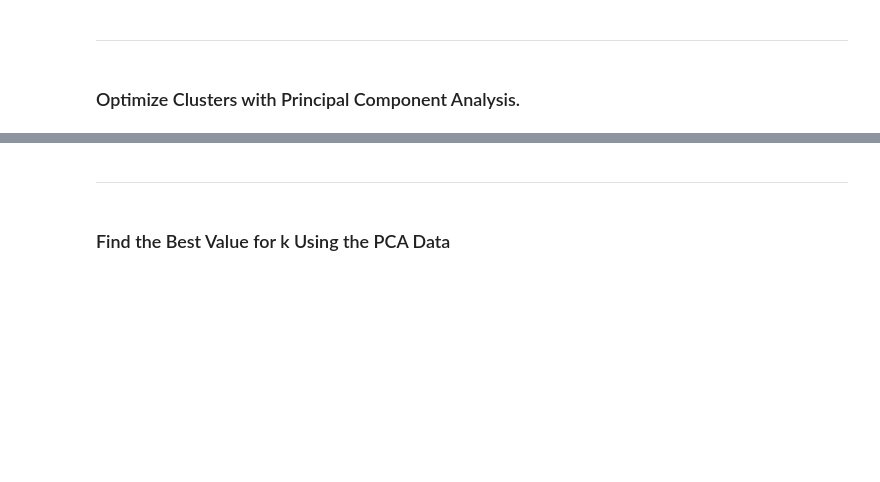
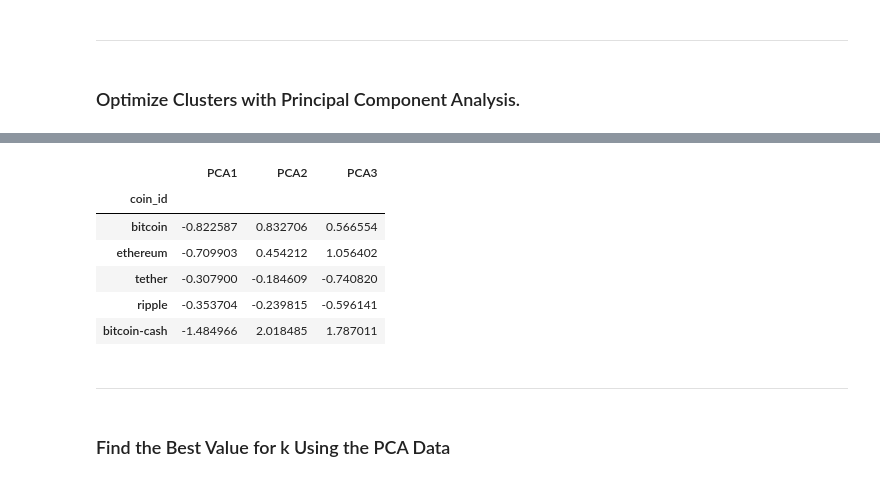
Before and after one commit to Ernawaty2024/CryptoClustering, a Jupyter notebook: Crypto_Clustering.ipynb, the cells around one changed output, grey strips where cells are left out. Saved outputs shown, nothing was run; the diff lists cells and outputs as text; code cells hidden in the pictures; blank space fills up the shorter version.

```diff
--- a/Crypto_Clustering.ipynb
+++ b/Crypto_Clustering.ipynb
@@ -233,7 +245,9 @@ Therefore, k=4 is likely the optimal number of clusters.
 # %%
 # Create a copy of the DataFrame
+market_data_prediction_df = market_data_scaled.copy()
 # %%
 # Add a new column to the DataFrame with the predicted clusters
-
+market_data_prediction_df['predicted_cluster'] = cluster_prediction
 
 # Display sample data
+market_data_prediction_df.head()
@@ -249,8 +279,11 @@ Therefore, k=4 is likely the optimal number of clusters.
 ### Optimize Clusters with Principal Component Analysis.
 # %%
 # Create a PCA model instance and set `n_components=3`.
+pca = PCA(n_components=3)
 # %%
 # Use the PCA model with `fit_transform` to reduce to
 # three principal components.
+coins_pca = pca.fit_transform(market_data_prediction_df)
 
 # View the first five rows of the DataFrame.
+coins_pca[:5]
@@ -266,15 +315,28 @@ Therefore, k=4 is likely the optimal number of clusters.
 # %%
 # Create a new DataFrame with the PCA data.
+coin_pca_df = pd.DataFrame(
+    coins_pca,
+    columns=["PCA1", "PCA2", "PCA3"]
+)
 
 # Creating a DataFrame with the PCA data
 
 # Copy the crypto names from the original data
-
+coin_pca_df['coin_id'] = df_market_data.index
 
 # Set the coinid column as index
-
+coin_pca_df.set_index('coin_id', inplace = True)
 
 # Display sample data
+coin_pca_df.head()
+# %% [output]
+|  | PCA1 | PCA2 | PCA3 |
+| coin_id |  |  |  |
+| bitcoin | -0.822587 | 0.832706 | 0.566554 |
+| ethereum | -0.709903 | 0.454212 | 1.056402 |
+| tether | -0.307900 | -0.184609 | -0.740820 |
+| ripple | -0.353704 | -0.239815 | -0.596141 |
+| bitcoin-cash | -1.484966 | 2.018485 | 1.787011 |
 # %% [markdown]
 ---
 # %% [markdown]
```
Also changed, not shown: parts of 22 cells of this notebook.
